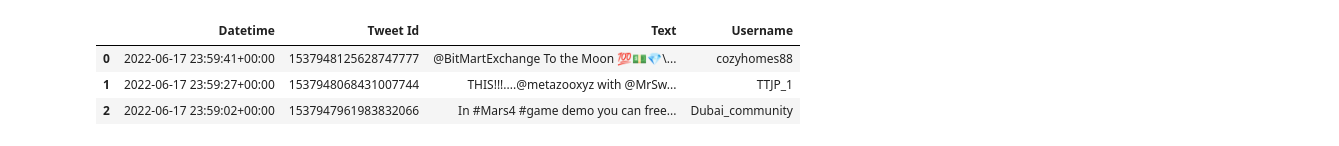
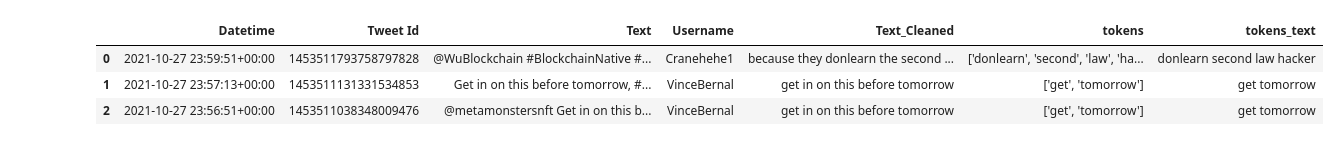
Before and after one commit to federicominniti/MetaverseBusinessConcernsNLP, a Jupyter notebook: Topic Modelling/LDA.ipynb, the cells around one changed output. Cells and saved outputs as stored; diff of their text form; code cells hidden in the pictures.

```diff
--- a/Topic Modelling/LDA.ipynb
+++ b/Topic Modelling/LDA.ipynb
@@ -6,11 +6,10 @@ import scipy.sparse
 import pandas as pd
 from gensim.models import CoherenceModel
 # %%
-f_data = pd.read_csv('../data/tweets_final.csv')
-f_data = f_data.iloc[0:100,:]
+f_data = pd.read_csv('../data/cleaned_tweets.csv')
 f_data.head(3)
 # %% [output]
-|  | Datetime | Tweet Id | Text | Username |
-| 0 | 2022-06-17 23:59:41+00:00 | 1537948125628747777 | @BitMartExchange To the Moon 💯💵💎\... | cozyhomes88 |
-| 1 | 2022-06-17 23:59:27+00:00 | 1537948068431007744 | THIS!!!....@metazooxyz with @MrSw... | TTJP_1 |
-| 2 | 2022-06-17 23:59:02+00:00 | 1537947961983832066 | In #Mars4 #game demo you can free... | Dubai_community |
+|  | Datetime | Tweet Id | Text | Username | Text_Cleaned | tokens | tokens_text |
+| 0 | 2021-10-27 23:59:51+00:00 | 1453511793758797828 | @WuBlockchain #BlockchainNative #... | Cranehehe1 | because they donlearn the second ... | ['donlearn', 'second', 'law', 'ha... | donlearn second law hacker |
+| 1 | 2021-10-27 23:57:13+00:00 | 1453511131331534853 | Get in on this before tomorrow, #... | VinceBernal | get in on this before tomorrow | ['get', 'tomorrow'] | get tomorrow |
+| 2 | 2021-10-27 23:56:51+00:00 | 1453511038348009476 | @metamonstersnft Get in on this b... | VinceBernal | get in on this before tomorrow | ['get', 'tomorrow'] | get tomorrow |
```
Also changed, not shown: parts of 23 cells of this notebook, 13 other files.
